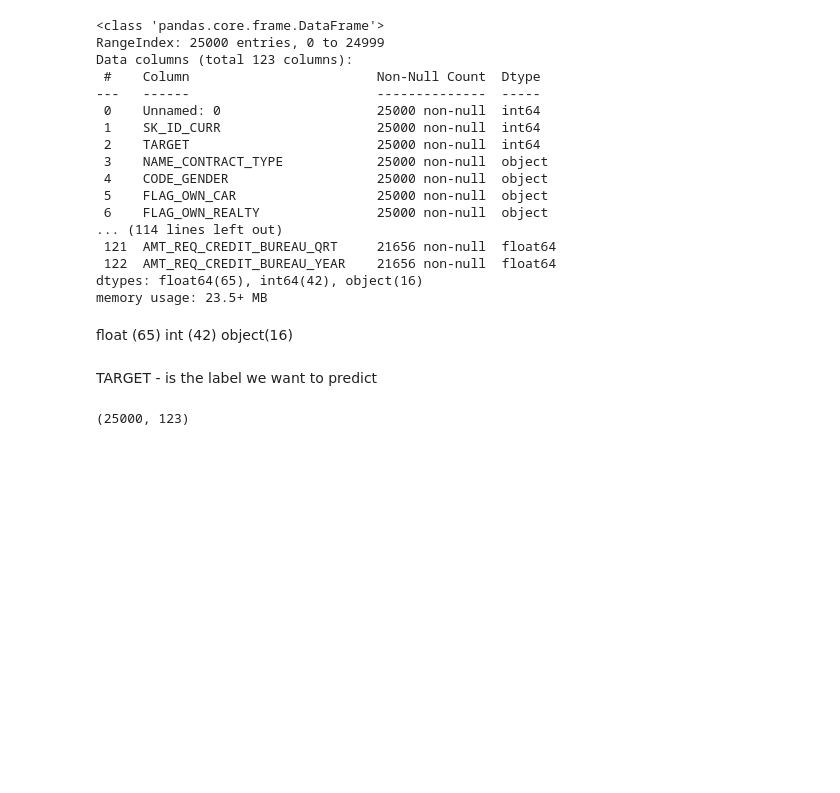
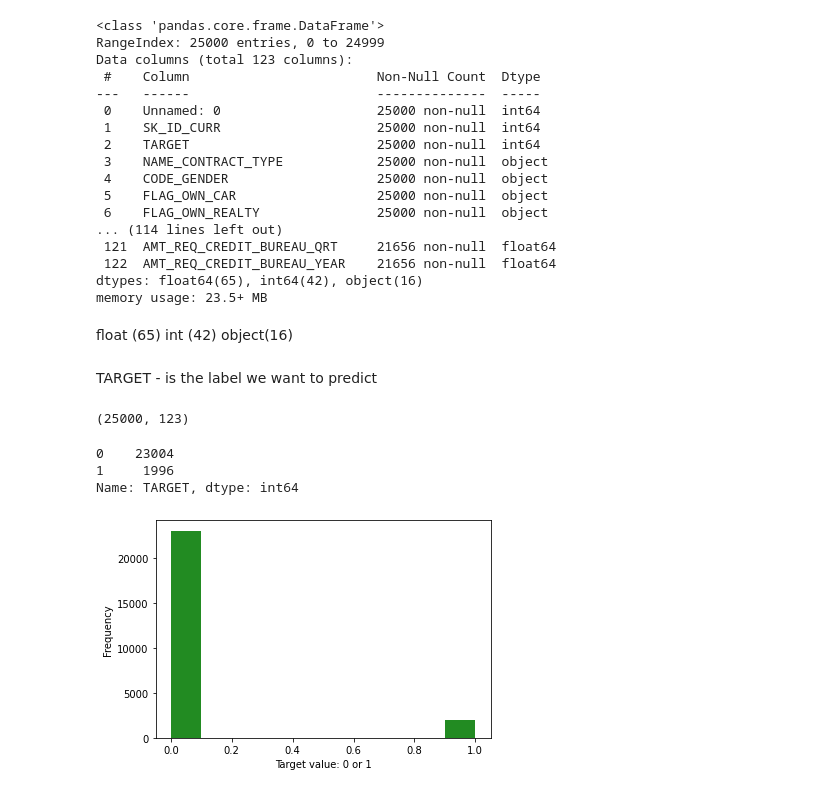
Before and after one commit to yadneshkhairnar194/Home-Credit-Default-Risk, a Jupyter notebook: Home_Credit_Default_Risk.ipynb, the cells around one changed output. Drawn from its saved outputs; the diff is of its cells as text; code cells hidden in the pictures; blank space fills up the shorter version.

```diff
--- a/Home_Credit_Default_Risk.ipynb
+++ b/Home_Credit_Default_Risk.ipynb
@@ -197,3 +200,14 @@ TARGET - is the label we want to predict
 application_train_25k.shape
 # %% [output]
 (25000, 123)
+# %%
+#@title TARGET column distribution
+application_train_25k.TARGET.value_counts()
+# %% [output]
+0    23004
+1     1996
+Name: TARGET, dtype: int64
+# %%
+application_train_25k['TARGET'].astype(int).plot.hist(color='forestgreen').set_xlabel('Target value: 0 or 1');
+# %% [output]
+[figure, added]
```
Also changed, not shown: parts of 5 cells of this notebook.
